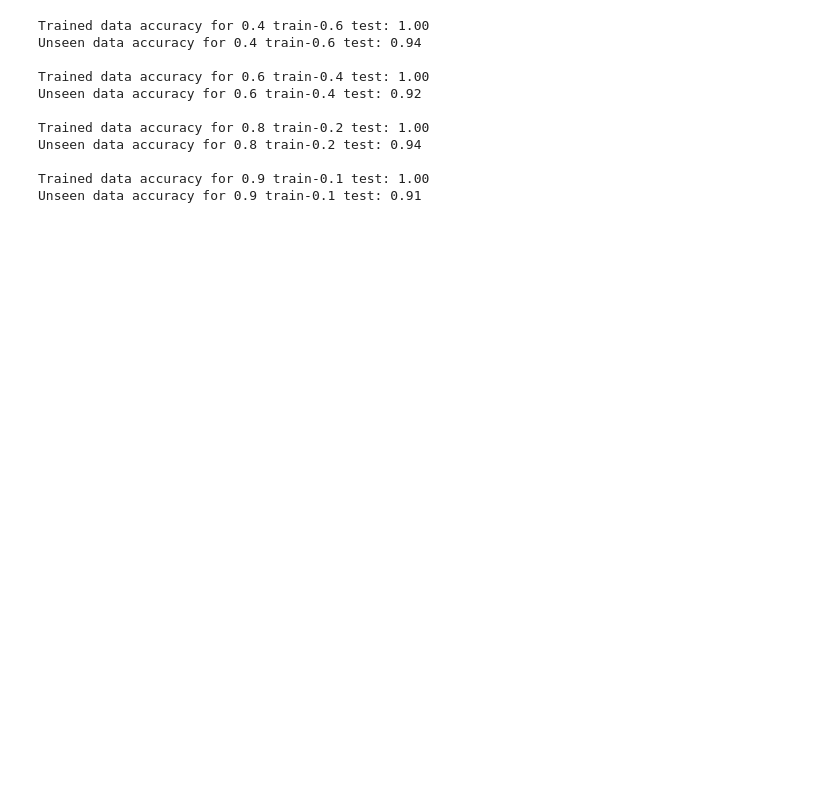
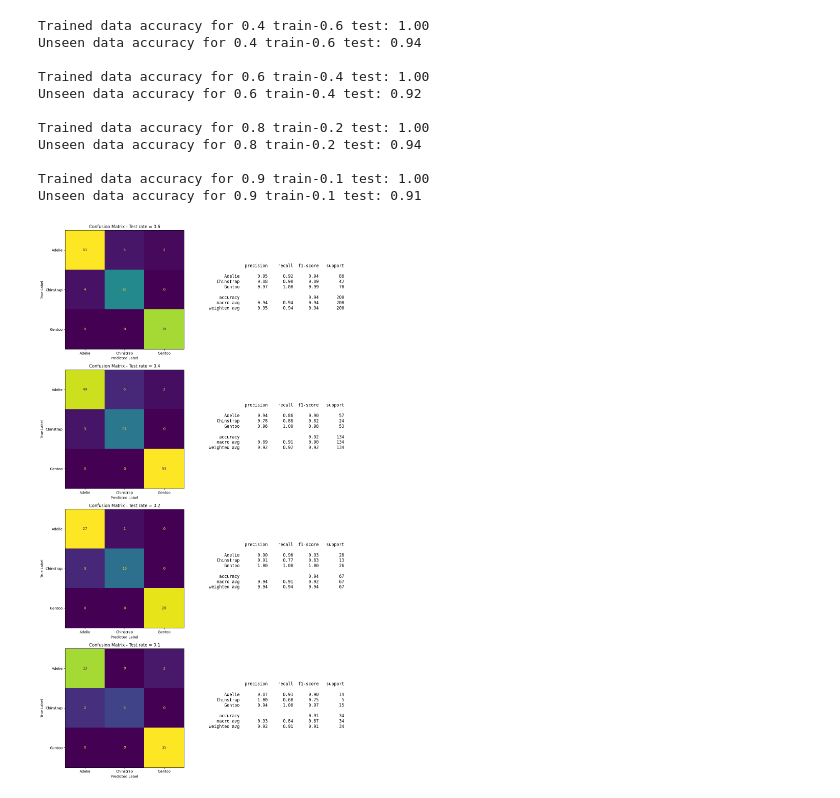
Before and after one commit to IamTpG/decision-tree, a Jupyter notebook: source/model/penguin-model.ipynb, the cells around one changed output. Cells and saved outputs as stored; diff of their text form; code cells hidden in the pictures; blank space fills up the shorter version.

```diff
--- a/source/model/penguin-model.ipynb
+++ b/source/model/penguin-model.ipynb
@@ -224,3 +226,49 @@ Unseen data accuracy for 0.8 train-0.2 test: 0.94
 
 Trained data accuracy for 0.9 train-0.1 test: 1.00
 Unseen data accuracy for 0.9 train-0.1 test: 0.91
+# %%
+import matplotlib.pyplot as plt
+from sklearn.metrics import classification_report, ConfusionMatrixDisplay
+
+fig, axes = plt.subplots(4, 2, figsize=(16, 22))  # 4 hàng 2 cột
+
+# Report 1
+report1 = classification_report(ytest1, y_prediction_unseen1)
+disp1 = ConfusionMatrixDisplay.from_estimator(trained_model1, xtest1, ytest1, ax=axes[0, 0], colorbar=False)
+axes[0, 0].set_title('Confusion Matrix - Test rate = 0.6')
+axes[0, 0].set_xlabel('Predicted Label')
+axes[0, 0].set_ylabel('True Label')
+axes[0, 1].axis('off')
+axes[0, 1].text(0, 0.5, report1, fontsize=12, verticalalignment='center', fontfamily='monospace')
+
+# Report 2
+report2 = classification_report(ytest2, y_prediction_unseen2)
+disp2 = ConfusionMatrixDisplay.from_estimator(trained_model2, xtest2, ytest2, ax=axes[1, 0], colorbar=False)
+axes[1, 0].set_title('Confusion Matrix - Test rate = 0.4')
+axes[1, 0].set_xlabel('Predicted Label')
+axes[1, 0].set_ylabel('True Label')
+axes[1, 1].axis('off')
+axes[1, 1].text(0, 0.5, report2, fontsize=12, verticalalignment='center', fontfamily='monospace')
+
+# Report 3
+report3 = classification_report(ytest3, y_prediction_unseen3)
+disp3 = ConfusionMatrixDisplay.from_estimator(trained_model3, xtest3, ytest3, ax=axes[2, 0], colorbar=False)
+axes[2, 0].set_title('Confusion Matrix - Test rate = 0.2')
+axes[2, 0].set_xlabel('Predicted Label')
+axes[2, 0].set_ylabel('True Label')
+axes[2, 1].axis('off')
+axes[2, 1].text(0, 0.5, report3, fontsize=12, verticalalignment='center', fontfamily='monospace')
+
+# Report 4
+report4 = classification_report(ytest4, y_prediction_unseen4)
+disp4 = ConfusionMatrixDisplay.from_estimator(trained_model4, xtest4, ytest4, ax=axes[3, 0], colorbar=False)
+axes[3, 0].set_title('Confusion Matrix - Test rate = 0.1')
+axes[3, 0].set_xlabel('Predicted Label')
+axes[3, 0].set_ylabel('True Label')
+axes[3, 1].axis('off')
+axes[3, 1].text(0, 0.5, report4, fontsize=12, verticalalignment='center', fontfamily='monospace')
+
+plt.tight_layout()
+plt.show()
+# %% [output]
+[figure, added]
```
Also changed, not shown: parts of 1 cell of this notebook, 4 other files.
